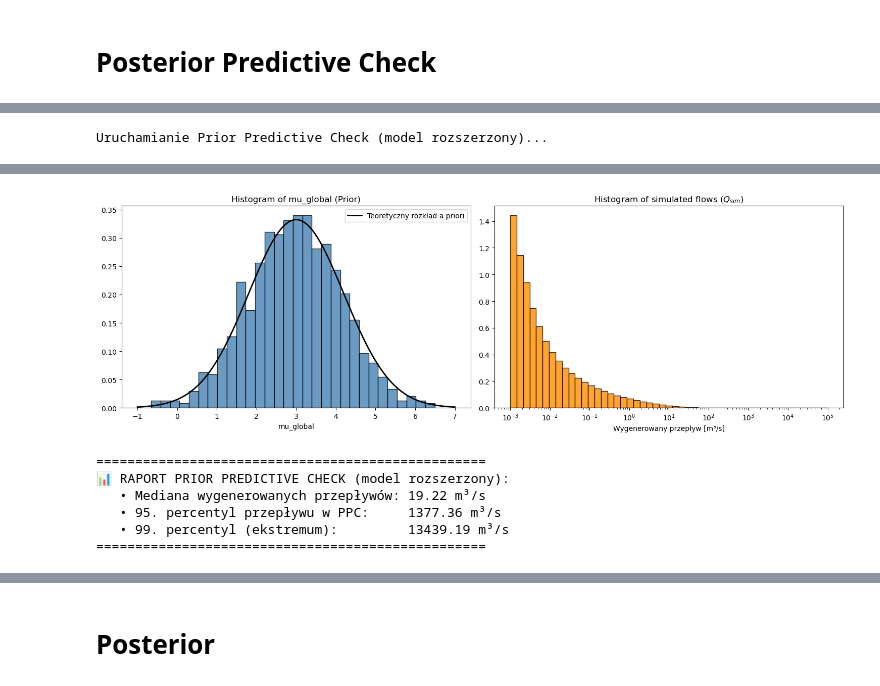
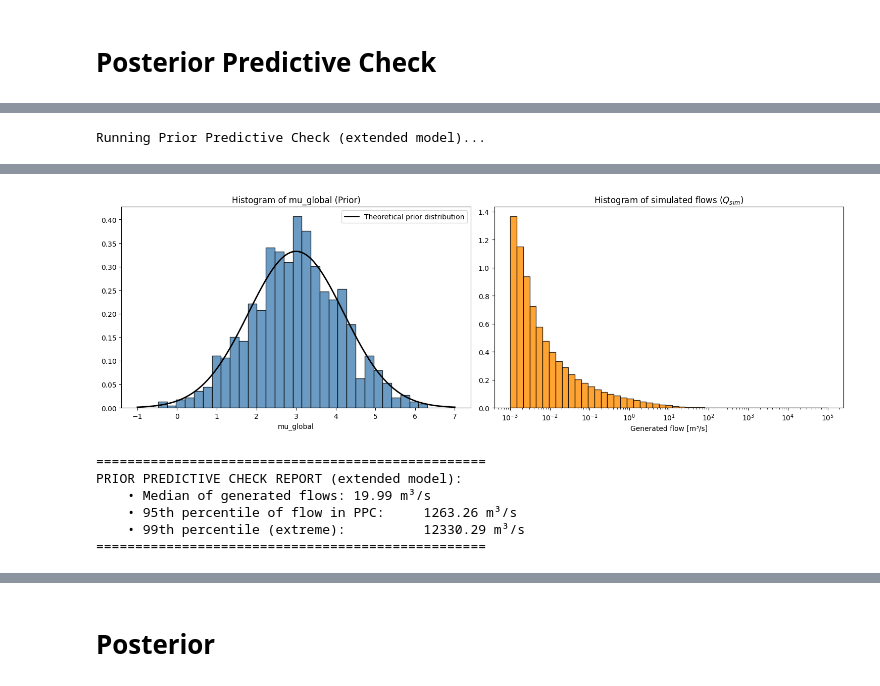
Before and after one commit to pjerzyna/Data-Analytics-Project, a Jupyter notebook: nested_hierarchical.ipynb, the cells around one changed output, grey strips where cells are left out. Drawn from its saved outputs; the diff is of its cells as text; code cells hidden in the pictures.

```diff
--- a/nested_hierarchical.ipynb
+++ b/nested_hierarchical.ipynb
@@ -449,14 +431,27 @@ None
+# %%
+df["Year"] = df["Date"].dt.year
+
+df_train = df[df["Year"] == 2023].copy()
+df_validation = df[df["Year"] == 2024].copy()
+df_test = df[df["Year"] == 2025].copy()
 # %%
-# Filter out non-positive values
-df['Value'] = df['Value'].replace(0.0, 1e-1)
-df = df.dropna(subset=['Value'])
+# Strict data integrity check - raise error if any non-positive values exist
+invalid_rows = df[df['Value'] <= 0]
+if not invalid_rows.empty:
+    raise ValueError(
+        f"Data integrity violation: Found {len(invalid_rows)} non-positive values. "
+        f"The Stan model assumes strictly positive values (y > 0). "
+        f"Execution halted to prevent unvouched data filtering."
+    )
+else:
+    print("Data has no negative values - integrity check passed")
 
-# Map station names to consecutive integers (1 to S)
+# Map station names to consecutive integers (1 to S) - Required for Stan
 unique_stations = df['Station'].unique()
 station_to_id = {name: idx + 1 for idx, name in enumerate(unique_stations)}
 df['station_id'] = df['Station'].map(station_to_id)
 
-# Create data dictionary for Stan
+# Create data dictionary for Stan - Required input for the sampler
 stan_data = {
     'N': len(df),
     'S': len(unique_stations),
@@ -1099,11 +1391,11 @@ stan_data_ext = {
 # %%
 # ============================================================
-# PRIOR PREDICTIVE CHECK – MODEL ROZSZERZONY
+# PRIOR PREDICTIVE CHECK – EXTENDED MODEL
 # ============================================================
 
 model_ext_prior = CmdStanModel(stan_file="stan/model_lognormal_ext_prior.stan")
 
-print("Uruchamianie Prior Predictive Check (model rozszerzony)...")
+print("Running Prior Predictive Check (extended model)...")
 sim_ext_prior = model_ext_prior.sample(
     data=stan_data_ext,
     iter_sampling=1000,
@@ -1121,21 +1413,21 @@ y_visual = y_sim_raw[(y_sim_raw > 1e-3) & (y_sim_raw < 1e5)]
 
 fig, (ax1, ax2) = plt.subplots(1, 2, figsize=(15, 5), dpi=100)
 
-# Wykres 1: weryfikacja rozkładu mu_global
+# Plot 1: verification of mu_global distribution
 x_mu = np.linspace(-1, 7, 100)
 y_mu = stats.norm.pdf(x_mu, loc=3, scale=1.2)
 ax1.hist(mu_global_pred, bins=30, density=True, alpha=0.8, edgecolor='black', color='steelblue')
-ax1.plot(x_mu, y_mu, color='k', linewidth=2, label='Teoretyczny rozkład a priori')
+ax1.plot(x_mu, y_mu, color='k', linewidth=2, label='Theoretical prior distribution')
 ax1.set_title('Histogram of mu_global (Prior)', fontsize=12)
 ax1.set_xlabel('mu_global')
 ax1.legend()
 
-# Wykres 2: rozkład symulowanych przepływów
+# Plot 2: distribution of simulated flows
 bins_safe = np.logspace(np.log10(y_visual.min()), np.log10(y_visual.max()), 50)
 ax2.hist(y_visual, bins=bins_safe, density=True, alpha=0.8, edgecolor='black', color='darkorange')
 ax2.set_xscale('log')
 ax2.set_title(r'Histogram of simulated flows ($Q_{sim}$)', fontsize=12)
-ax2.set_xlabel('Wygenerowany przepływ [m³/s]')
+ax2.set_xlabel('Generated flow [m³/s]')
 
 plt.tight_layout()
 plt.show()
@@ -1145 +1437 @@ plt.show()
-Uruchamianie Prior Predictive Check (model rozszerzony)...
+Running Prior Predictive Check (extended model)...
@@ -1147,16 +1439,16 @@ Uruchamianie Prior Predictive Check (model rozszerzony)...
-[figure, old version]
+[figure, new version]
 # %%
-# Szybki raport fizyczny z symulacji a priori
+# Quick physical report from the prior predictive simulation
 print("\n" + "="*50)
-print("📊 RAPORT PRIOR PREDICTIVE CHECK (model rozszerzony):")
-print(f"   • Mediana wygenerowanych przepływów: {np.median(y_visual):.2f} m³/s")
-print(f"   • 95. percentyl przepływu w PPC:     {np.percentile(y_visual, 95):.2f} m³/s")
-print(f"   • 99. percentyl (ekstremum):         {np.percentile(y_visual, 99):.2f} m³/s")
+print("PRIOR PREDICTIVE CHECK REPORT (extended model):")
+print(f"    • Median of generated flows: {np.median(y_visual):.2f} m³/s")
+print(f"    • 95th percentile of flow in PPC:     {np.percentile(y_visual, 95):.2f} m³/s")
+print(f"    • 99th percentile (extreme):          {np.percentile(y_visual, 99):.2f} m³/s")
 print("="*50)
 # %% [output]
 ==================================================
-📊 RAPORT PRIOR PREDICTIVE CHECK (model rozszerzony):
-   • Mediana wygenerowanych przepływów: 19.22 m³/s
-   • 95. percentyl przepływu w PPC:     1377.36 m³/s
-   • 99. percentyl (ekstremum):         13439.19 m³/s
+PRIOR PREDICTIVE CHECK REPORT (extended model):
+    • Median of generated flows: 19.99 m³/s
+    • 95th percentile of flow in PPC:     1263.26 m³/s
+    • 99th percentile (extreme):          12330.29 m³/s
 ==================================================
```
Also changed, not shown: parts of 95 cells of this notebook, 2 other files.
